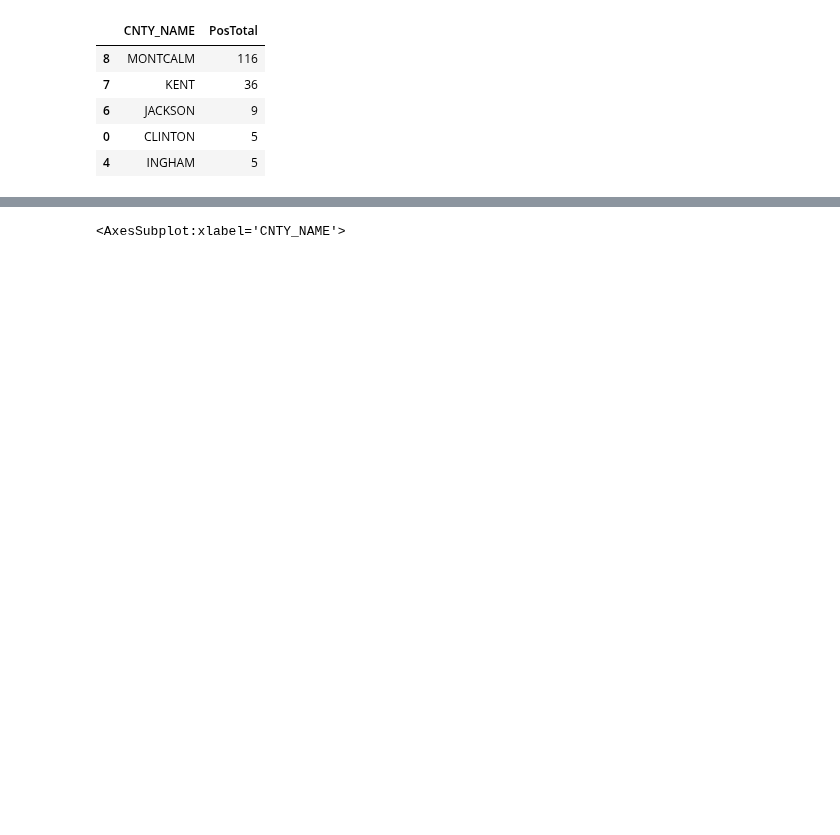
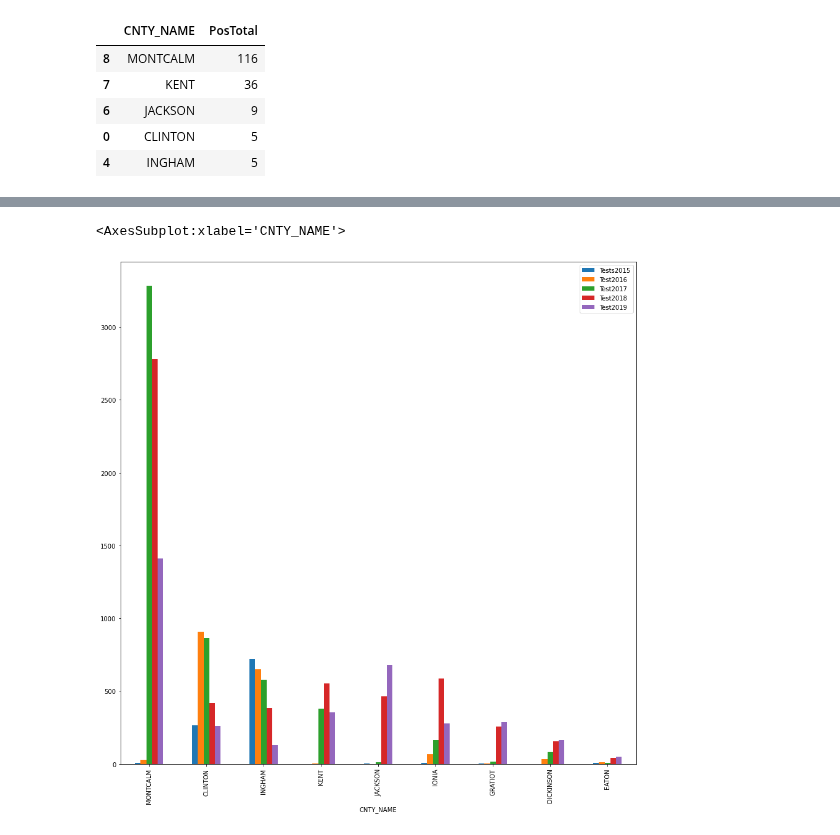
Before and after one commit to Ambush3/Michigan-Deer-CWD, a Jupyter notebook: CWD.ipynb, the cells around one changed output, grey strips where cells are left out. Saved outputs shown, nothing was run; the diff lists cells and outputs as text; code cells hidden in the pictures; blank space fills up the shorter version.

```diff
--- a/CWD.ipynb
+++ b/CWD.ipynb
@@ -120,7 +118,7 @@ cwd3 = cwd.groupby('CNTY_NAME', as_index=False, sort=True).sum()
 cwd3 = cwd3.sort_values('TestTotal', ascending=False)
 cwd3.head()
 
-cwd3 = pd.DataFrame(cwd3, columns=['CNTY_NAME', 'Tests2015', 'Test2016', 'Test2017', 'Test2018', 'Test2019'])
+pd.DataFrame(cwd3, columns=['CNTY_NAME', 'Tests2015', 'Test2016', 'Test2017', 'Test2018', 'Test2019'])
 
-cwd3.plot(x='CNTY_NAME', y=['Tests2015', 'Test2016', 'Test2017', 'Test2018', 'Test2019'], kind='bar', figsize=(20, 20))
+cwd3.plot(x='CNTY_NAME', y=['Tests2015', 'Test2016', 'Test2017', 'Test2018', 'Test2019'], kind='bar', figsize=(15, 15))
 # %% [output]
@@ -129,4 +125,5 @@ cwd3.plot(x='CNTY_NAME', y=['Tests2015', 'Test2016', 'Test2017', 'Test2018', 'Te
 <AxesSubplot:xlabel='CNTY_NAME'>
+[figure, added]
 # %%
 cwd4 = cwd.groupby('CNTY_NAME', as_index=False, sort=True).sum()
 cwd4 = cwd4.sort_values('PosTotal' ,ascending=False)
```
Also changed, not shown: parts of 3 cells of this notebook.
